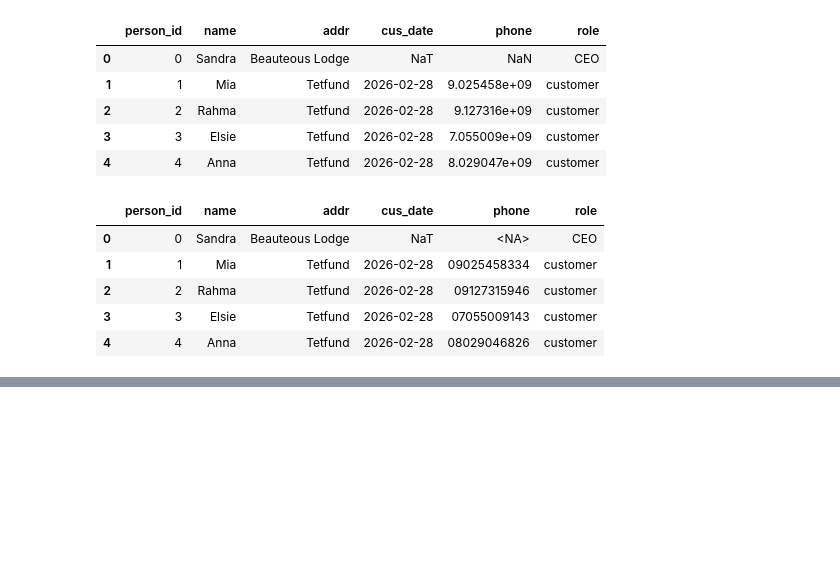
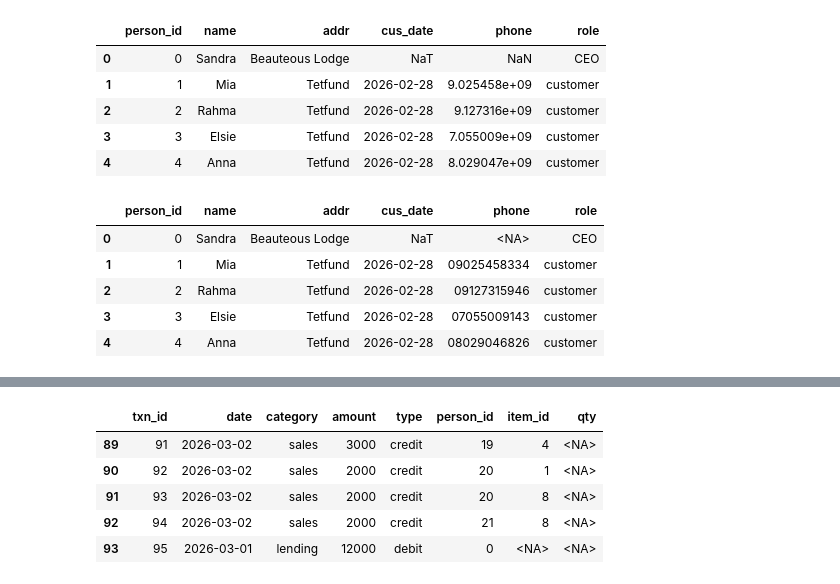
Before and after one commit to Rejoice312/crucial_sales, a Jupyter notebook: Untitled1.ipynb, the cells around one changed output, grey strips where cells are left out. Saved outputs shown, nothing was run; the diff lists cells and outputs as text; code cells hidden in the pictures; blank space fills up the shorter version.

```diff
--- a/Untitled1.ipynb
+++ b/Untitled1.ipynb
@@ -111,0 +81,12 @@ items[items.item_id.isin(ids)]
+# %%
+txns2 = txns.copy()
+txns2['item_id'] = txns2.item_id.map(items.set_index('item_id').category).map(items2.set_index('category').item_id).fillna(pd.NA).astype(pd.Int64Dtype())
+txns2['qty'] = pd.NA
+txns2.tail()
+# %% [output]
+|  | txn_id | date | category | amount | type | person_id | item_id | qty |
+| 89 | 91 | 2026-03-02 | sales | 3000 | credit | 19 | 4 | <NA> |
+| 90 | 92 | 2026-03-02 | sales | 2000 | credit | 20 | 1 | <NA> |
+| 91 | 93 | 2026-03-02 | sales | 2000 | credit | 20 | 8 | <NA> |
+| 92 | 94 | 2026-03-02 | sales | 2000 | credit | 21 | 8 | <NA> |
+| 93 | 95 | 2026-03-01 | lending | 12000 | debit | 0 | <NA> | <NA> |
```
Also changed, not shown: parts of 18 cells of this notebook, 3 other files.
